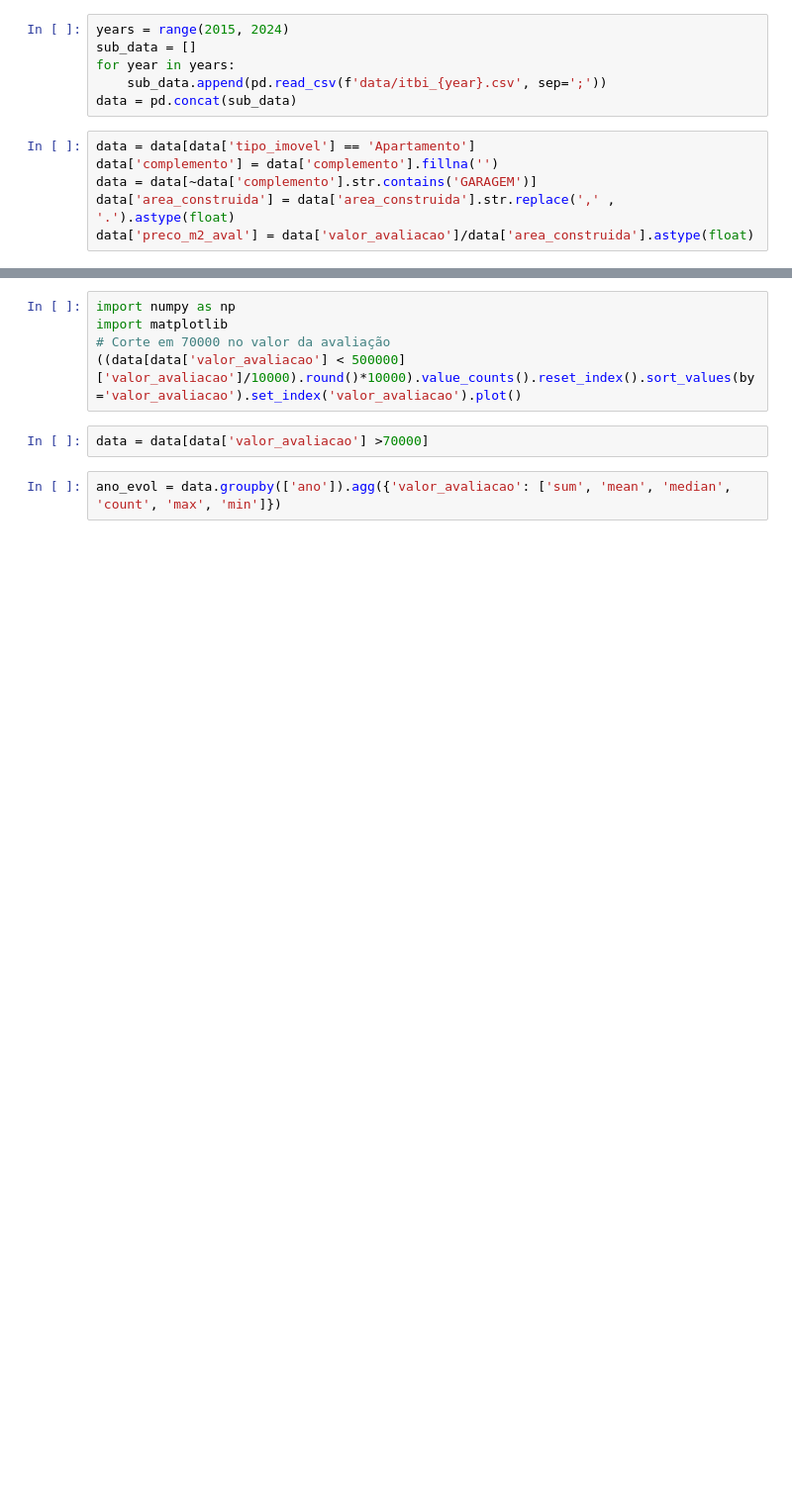
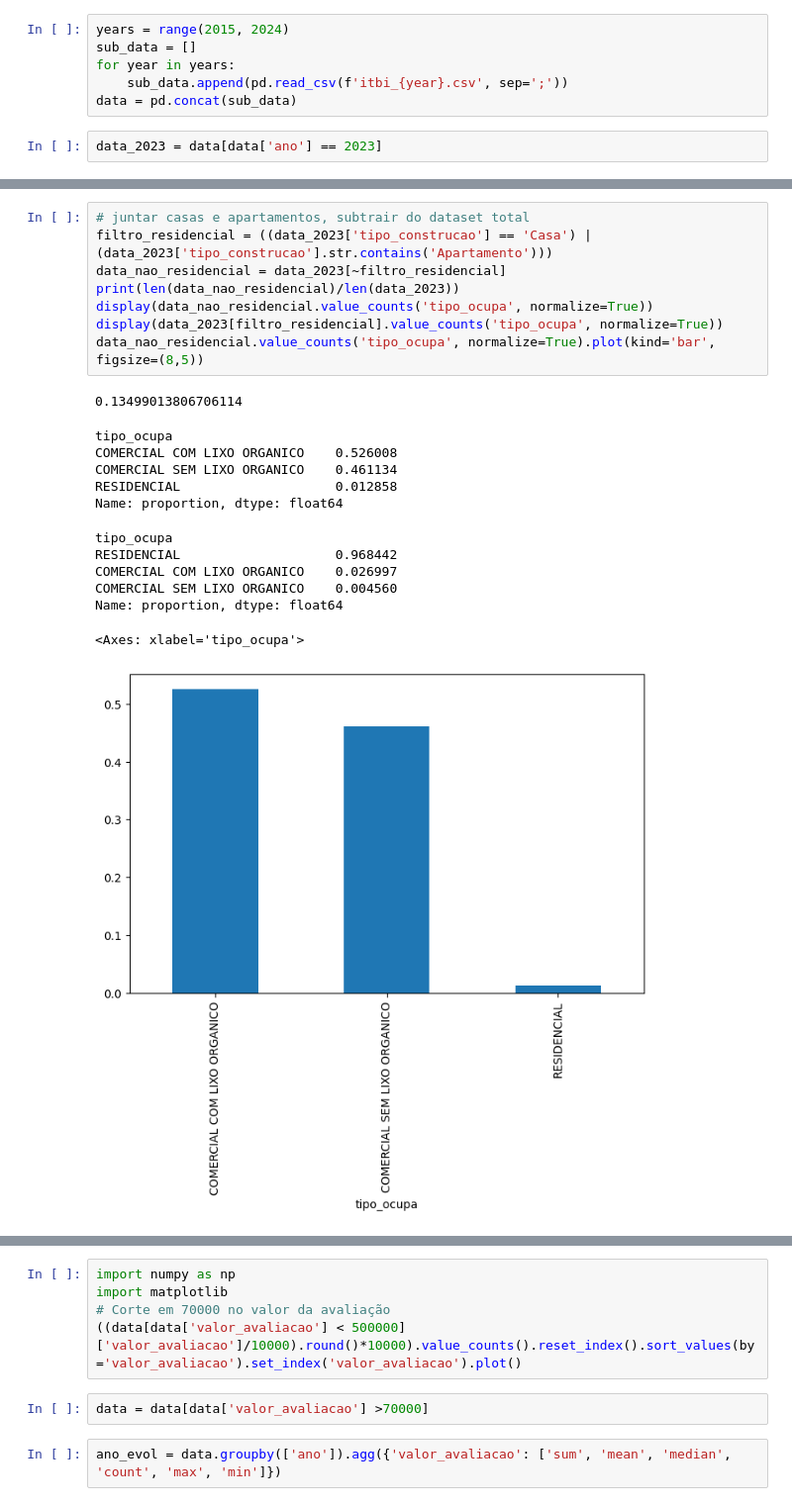
Before and after one commit to jubiss/estudo, a Jupyter notebook: real_estate_recife/analysis.ipynb, the cells around one changed output, grey strips where cells are left out. Shown at 99% size. Cells and saved outputs as stored; diff of their text form; blank space fills up the shorter version.

```diff
--- a/real_estate_recife/analysis.ipynb
+++ b/real_estate_recife/analysis.ipynb
@@ -12,11 +4,7 @@ please provide us feedback at https://github.com/pandas-dev/pandas/issues/54466
 years = range(2015, 2024)
 sub_data = []
 for year in years:
-    sub_data.append(pd.read_csv(f'data/itbi_{year}.csv', sep=';'))
+    sub_data.append(pd.read_csv(f'itbi_{year}.csv', sep=';'))
 data = pd.concat(sub_data)
-# %%
-data = data[data['tipo_imovel'] == 'Apartamento']
-data['complemento'] = data['complemento'].fillna('')
-data = data[~data['complemento'].str.contains('GARAGEM')]
-data['area_construida'] = data['area_construida'].str.replace(',' , '.').astype(float)
-data['preco_m2_aval'] = data['valor_avaliacao']/data['area_construida'].astype(float)
+# %%
+data_2023 = data[data['ano'] == 2023]
@@ -22,0 +17,22 @@ data['preco_m2_aval'] = data['valor_avaliacao']/data['area_construida'].astype(f
+# %%
+# juntar casas e apartamentos, subtrair do dataset total
+filtro_residencial = ((data_2023['tipo_construcao'] == 'Casa') | (data_2023['tipo_construcao'].str.contains('Apartamento')))
+data_nao_residencial = data_2023[~filtro_residencial]
+print(len(data_nao_residencial)/len(data_2023))
+display(data_nao_residencial.value_counts('tipo_ocupa', normalize=True))
+display(data_2023[filtro_residencial].value_counts('tipo_ocupa', normalize=True))
+data_nao_residencial.value_counts('tipo_ocupa', normalize=True).plot(kind='bar', figsize=(8,5))
+# %% [output]
+0.13499013806706114
+tipo_ocupa
+COMERCIAL COM LIXO ORGANICO    0.526008
+COMERCIAL SEM LIXO ORGANICO    0.461134
+RESIDENCIAL                    0.012858
+Name: proportion, dtype: float64
+tipo_ocupa
+RESIDENCIAL                    0.968442
+COMERCIAL COM LIXO ORGANICO    0.026997
+COMERCIAL SEM LIXO ORGANICO    0.004560
+Name: proportion, dtype: float64
+<Axes: xlabel='tipo_ocupa'>
+[figure, added]
```
Also changed, not shown: parts of 9 cells of this notebook, 46 other files.
